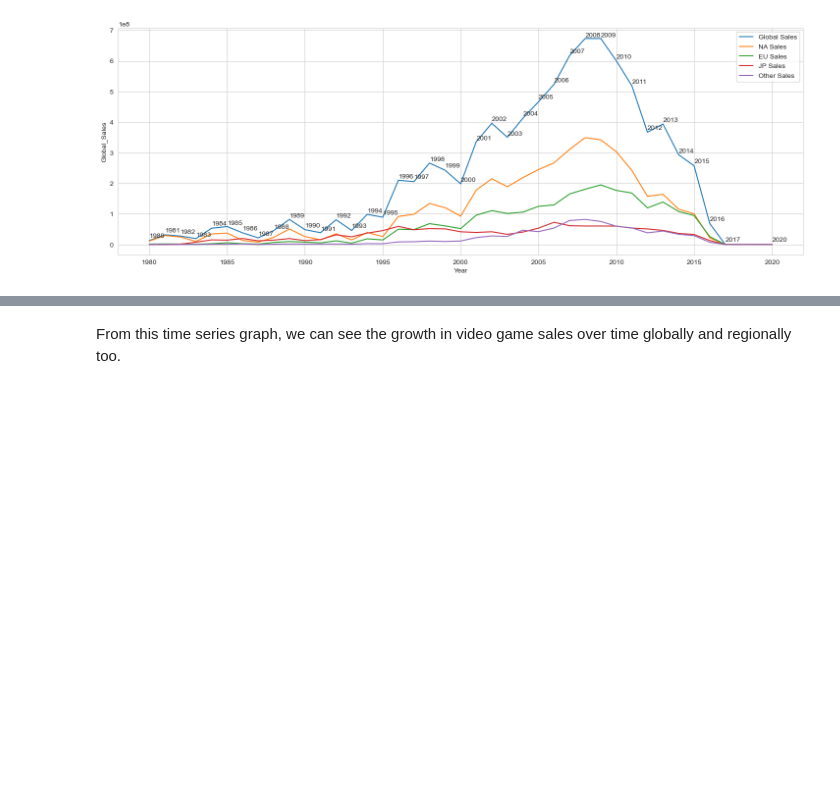
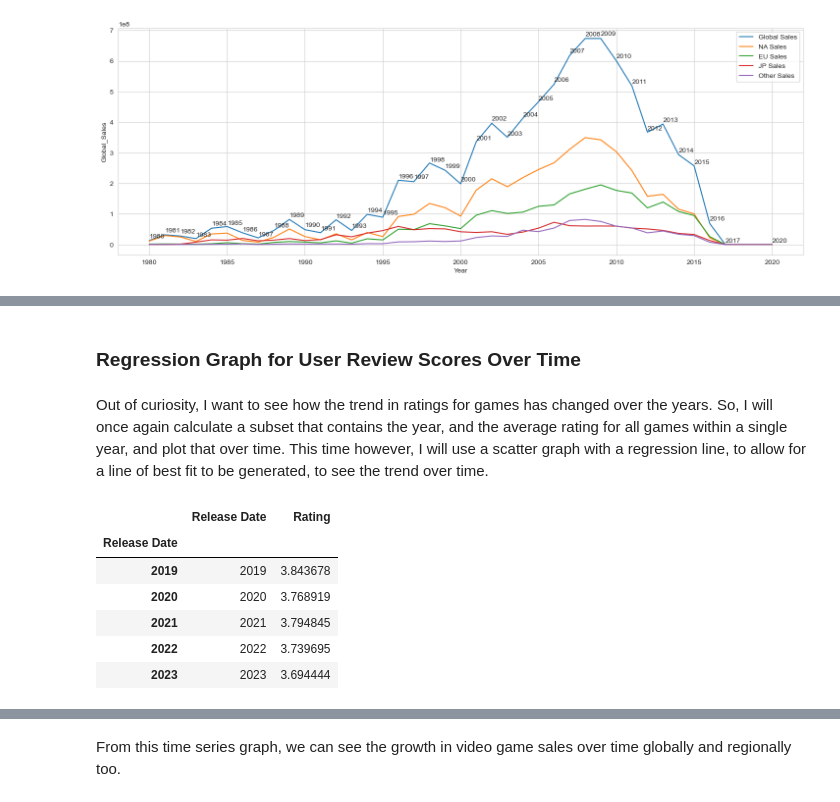
Before and after one commit to Rayan-Arshed/Data-Pipeline-Assessment-Video-Game-Data, a Jupyter notebook: Data-Pipeline-Assessment.ipynb, the cells around one changed output, grey strips where cells are left out. Saved outputs shown, nothing was run; the diff lists cells and outputs as text; code cells hidden in the pictures; blank space fills up the shorter version.

```diff
--- a/Data-Pipeline-Assessment.ipynb
+++ b/Data-Pipeline-Assessment.ipynb
@@ -1326,0 +1365,21 @@ From this graph, it is clear to see that global game sales reached a peak in the
+# %% [markdown]
+### Regression Graph for User Review Scores Over Time
+# %% [markdown]
+Out of curiosity, I want to see how the trend in ratings for games has changed over the years. So, I will once again calculate a subset that contains the year, and the average rating for all games within a single year, and plot that over time. This time however, I will use a scatter graph with a regression line, to allow for a line of best fit to be generated, to see the trend over time.
+# %%
+# Creating the subset from the Reviews dataset
+aggregated_columns = {"Release Date":"first", "Rating":"mean"}
+
+# Creating the new dataset based off of the columns
+df_reviews_years = df_reviews.groupby(df_reviews["Release Date"]).aggregate(aggregated_columns)
+
+#Outputting the last 5 years to check results
+df_reviews_years.tail(5)
+# %% [output]
+|  | Release Date | Rating |
+| Release Date |  |  |
+| 2019 | 2019 | 3.843678 |
+| 2020 | 2020 | 3.768919 |
+| 2021 | 2021 | 3.794845 |
+| 2022 | 2022 | 3.739695 |
+| 2023 | 2023 | 3.694444 |
```
Also changed, not shown: parts of 7 cells of this notebook.
